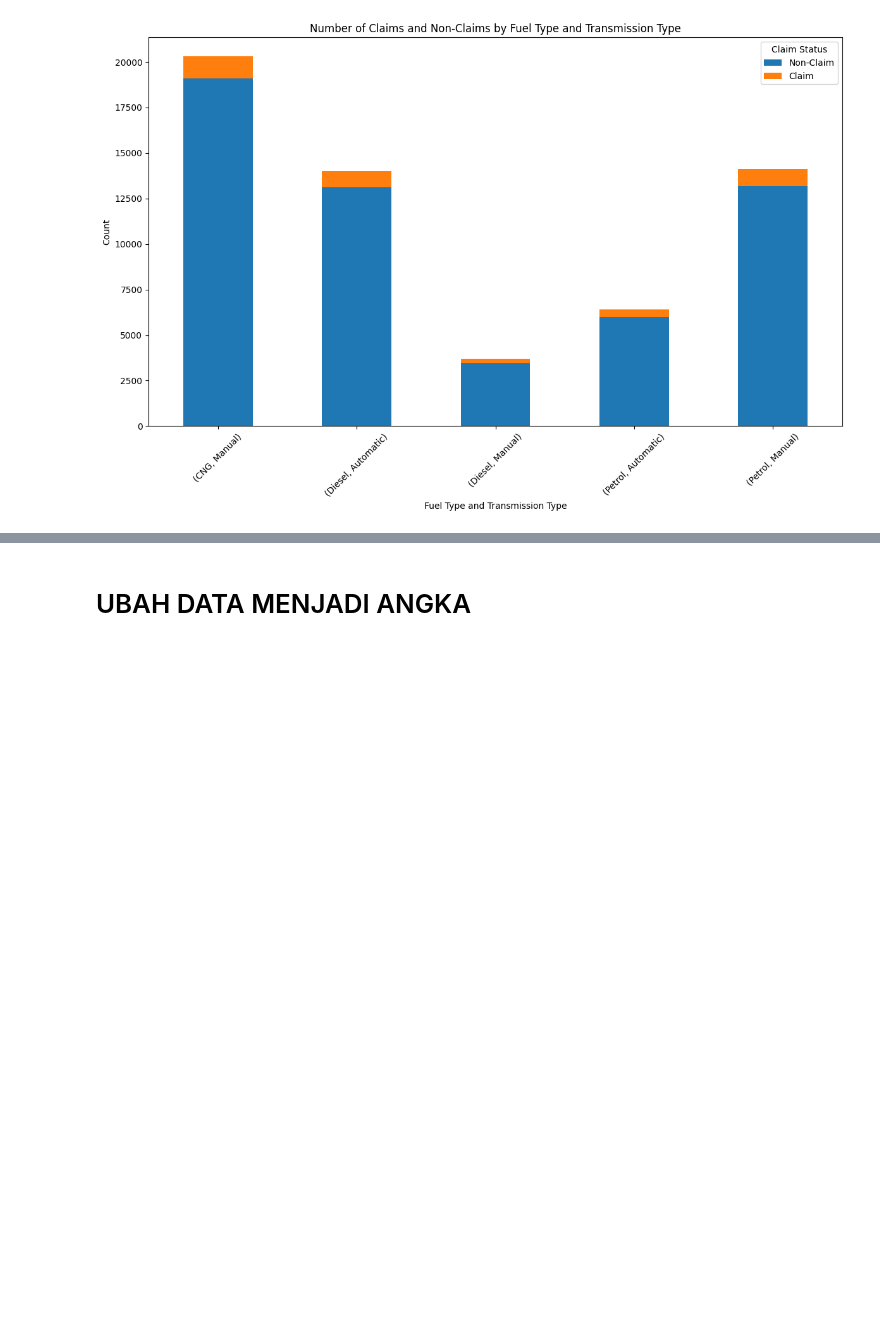
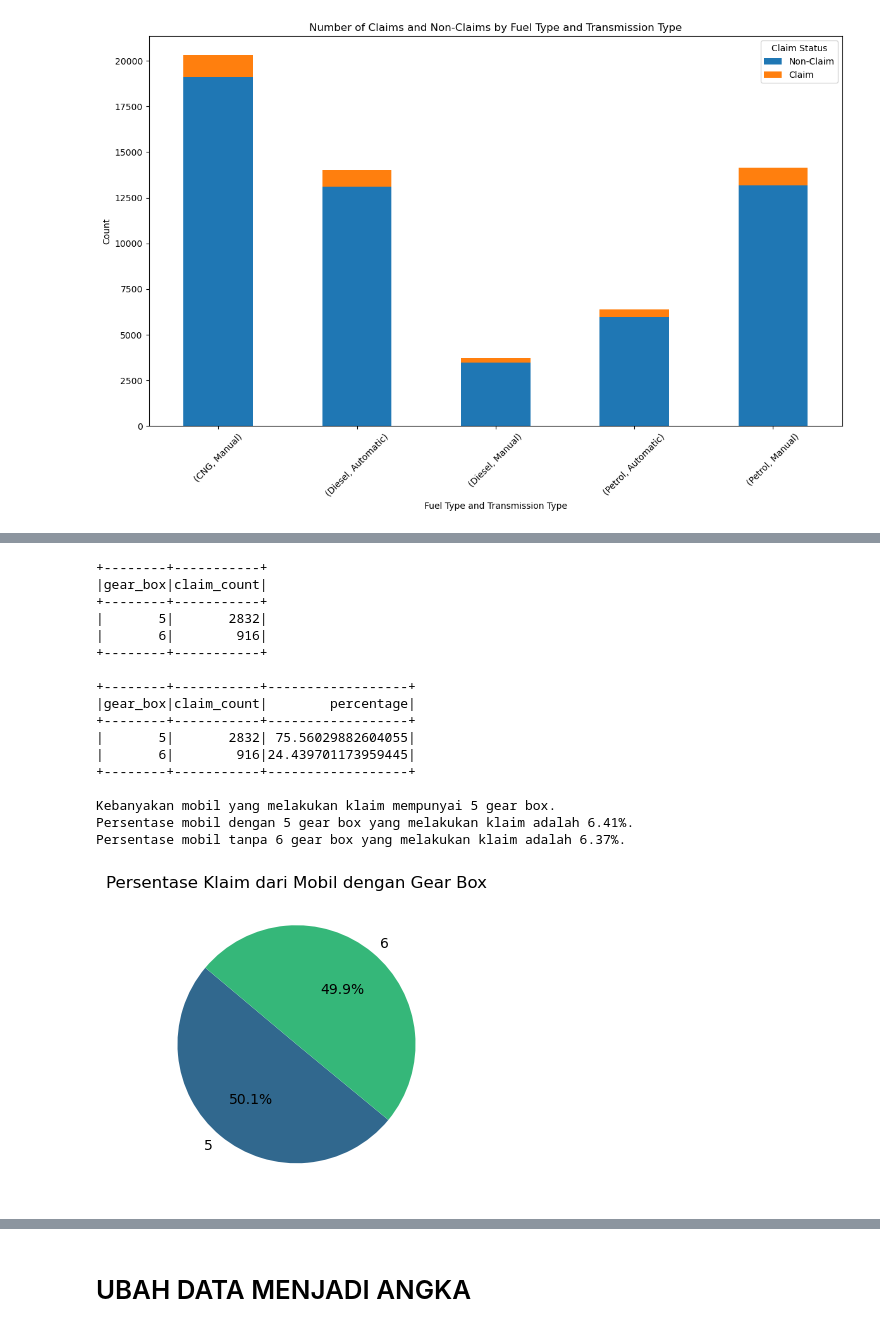
Before and after one commit to evlynEl/BigData, a Jupyter notebook: Projek.ipynb, the cells around one changed output, grey strips where cells are left out. Drawn from its saved outputs; the diff is of its cells as text; code cells hidden in the pictures; blank space fills up the shorter version.

```diff
--- a/Projek.ipynb
+++ b/Projek.ipynb
@@ -679,0 +728,76 @@ plt.show()
+# %%
+# Filter DataFrame untuk klaim
+df_claims = df.filter(col("is_claim") == 1)
+
+df_grouped = df_claims.groupBy("gear_box").agg(count("*").alias("claim_count"))
+df_grouped.show()
+
+total_claims = df_claims.count()
+
+df_with_percentage = df_grouped.withColumn("percentage", (col("claim_count") / total_claims) * 100)
+df_with_percentage.show()
+
+g5_claims = df_claims.filter(col("gear_box") == 5).count()
+g6_claims = df_claims.filter(col("gear_box") == 6).count()
+
+if g5_claims > g6_claims:
+    print("Kebanyakan mobil yang melakukan klaim mempunyai 5 gear box.")
+else:
+    print("Kebanyakan mobil yang melakukan klaim mempunyai 6 gear box.")
+
+total_g5 = df.filter(col("gear_box") == 5).count()
+total_g6 = df.filter(col("gear_box") == 6).count()
+
+if total_g5 > 0:
+    g5_claim_percentage = (g5_claims / total_g5) * 100
+    print(f"Persentase mobil dengan 5 gear box yang melakukan klaim adalah {g5_claim_percentage:.2f}%.")
+else:
+    print("Tidak ada mobil dengan 5 gear box dalam dataset.")
+
+if total_g6 > 0:
+    g6_claim_percentage = (g6_claims / total_g6) * 100
+    print(f"Persentase mobil tanpa 6 gear box yang melakukan klaim adalah {g6_claim_percentage:.2f}%.")
+else:
+    print("Tidak ada mobil tanpa 5 gear box dalam dataset.")
+
+# Konversi hasil perhitungan ke Pandas DataFrame untuk visualisasi
+result_data = {
+    'gear_box': [5, 6],
+    'total_cars': [total_g5, total_g6],
+    'claim_count': [g5_claims, g6_claims],
+    'claim_percentage': [g5_claim_percentage, g6_claim_percentage]
+}
+
+result_df = pd.DataFrame(result_data)
+
+# Plotting
+plt.subplot(1, 2, 2)  # 1 row, 2 columns, plot 2
+labels = result_df['gear_box']
+sizes = result_df['claim_percentage']
+colors = sns.color_palette('viridis', len(labels))
+
+plt.pie(sizes, labels=labels, colors=colors, autopct='%1.1f%%', startangle=140)
+plt.title('Persentase Klaim dari Mobil dengan Gear Box')
+
+# Show plot
+plt.tight_layout()
+plt.show()
+# %% [output]
++--------+-----------+
+|gear_box|claim_count|
++--------+-----------+
+|       5|       2832|
+|       6|        916|
++--------+-----------+
+
++--------+-----------+------------------+
+|gear_box|claim_count|        percentage|
++--------+-----------+------------------+
+|       5|       2832| 75.56029882604055|
+|       6|        916|24.439701173959445|
++--------+-----------+------------------+
+
+Kebanyakan mobil yang melakukan klaim mempunyai 5 gear box.
+Persentase mobil dengan 5 gear box yang melakukan klaim adalah 6.41%.
+Persentase mobil tanpa 6 gear box yang melakukan klaim adalah 6.37%.
+[figure, added]
```
Also changed, not shown: parts of 18 cells of this notebook.
